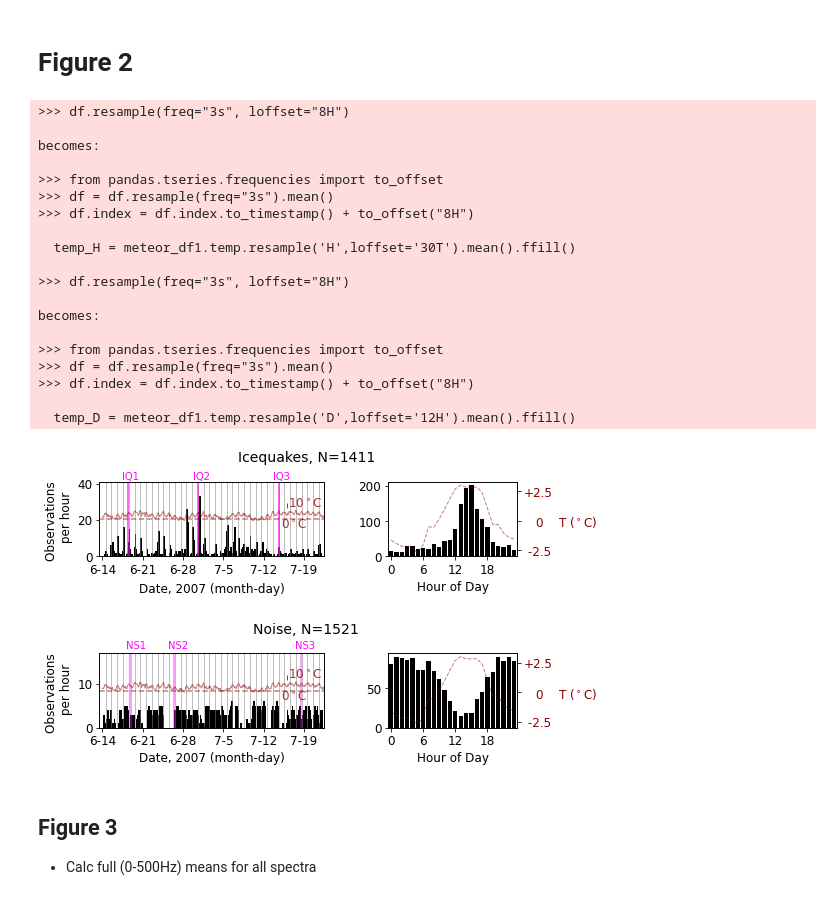
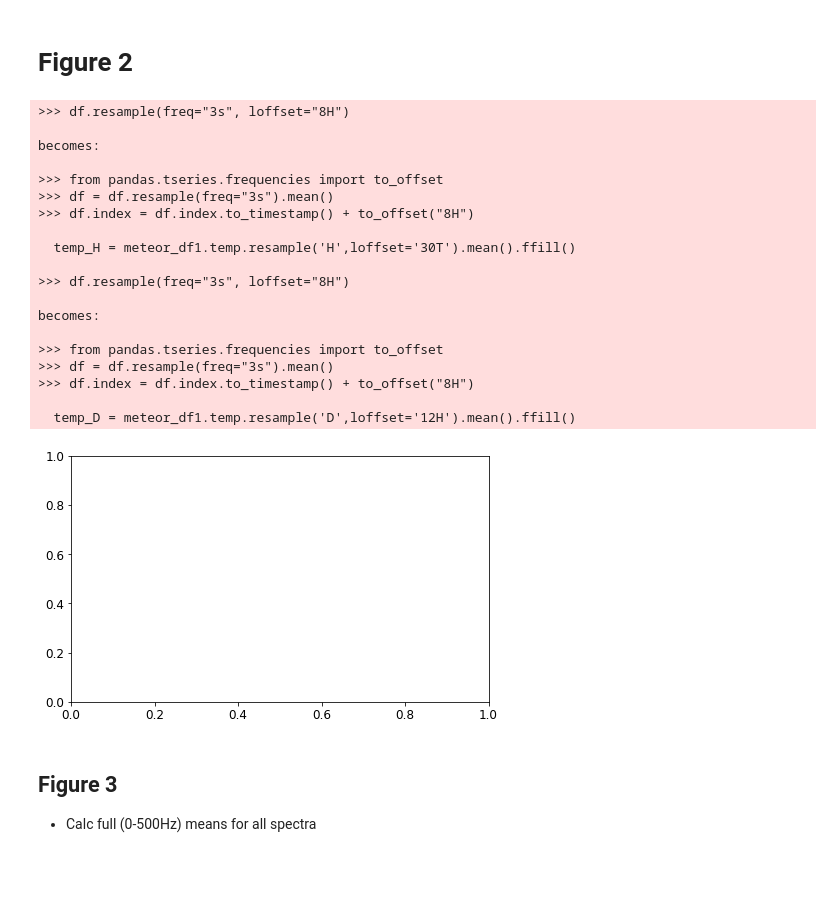
Before and after one commit to tsawi/Unsupervised_ML_Gornergletscher, a Jupyter notebook: notebooks/plotFigures1-4.ipynb, the cells around one changed output. Saved outputs shown, nothing was run; the diff lists cells and outputs as text; code cells hidden in the pictures; blank space fills up the shorter version.

```diff
--- a/notebooks/plotFigures1-4.ipynb
+++ b/notebooks/plotFigures1-4.ipynb
@@ -355,9 +349,15 @@ day_ticks = [days_list[d] for d in range(0,len(days_list),delta_day)]
 
 # Central European Time is 2 hours later than UTC (Coordinated Universal Time)
 ##max temp is around 4pm local time or 16:00, in UTC it is 14:00 or 2pm
+## start of
+
 #all times in UTC
 hour_of_approx_max_temp = 14
-hourMaxTemp = [dtt.datetime(2007, 6, 14,hour_of_approx_max_temp,0,0) + pd.DateOffset(i) for i in range(0,numDays)]
+# hourMaxTemp = [dtt.datetime(2007, 6, 14,hour_of_approx_max_temp,0,0) + pd.DateOffset(i) for i in range(0,numDays)]
+
+
+## ts 2021/08/07 : change line to start of day
+dayStart = hourMaxTemp = [dtt.datetime(2007, 6, 14) + pd.DateOffset(i) for i in range(0,numDays)]
 
 hour24labels = [str(r) for r in range(0,24)] #UTC
 
@@ -585,96 +769,96 @@ dailyTempDiff = getDailyTempDiff(meteor_df,**plt_kwargs)
 
 
 
-## Bar plot, Temp and Lake/Precip
-ax = plt.subplot(gs[0,0:3])
+# ## Bar plot, Temp and Lake/Precip
+# ax = plt.subplot(gs[0,0:3])
 
-ax.set_ylim(0,ymax)
-ax.set_xlabel('Date, 2007 (month-day)',labelpad=6)
-ax.set_xlim(tstart,tend)
+# ax.set_ylim(0,ymax)
+# ax.set_xlabel('Date, 2007 (month-day)',labelpad=6)
+# ax.set_xlim(tstart,tend)
 
-figureFunctions2.plotBar(cat00,Kopt,barWidth=.3,timeBin='H',byCluster=False,**plt_kwargs)
+# figureFunctions2.plotBar(cat00,Kopt,barWidth=.3,timeBin='H',byCluster=False,**plt_kwargs)
 
-figureFunctions2.plotTemp(meteor_df.temp,ax=ax,**plt_kwargs)
+# figureFunctions2.plotTemp(meteor_df.temp,ax=ax,**plt_kwargs)
 
-# figureFunctions2.plotLake(garciaDF_3H,ax=ax,ylabel='right',legend=False,**plt_kwargs)
+# # figureFunctions2.plotLake(garciaDF_3H,ax=ax,ylabel='right',legend=False,**plt_kwargs)
 
-for i in range(numDays):
-    ax.axvline(hourMaxTemp[i],c='gray',linestyle='-',linewidth=1,alpha=0.3)
+# for i in range(numDays):
+#     ax.axvline(hourMaxTemp[i],c='gray',linestyle='-',linewidth=1,alpha=0.3)
 
-###plot bars where sgrams were sampled
-for i, da in enumerate(rand_date_list):
-    ax.axvline(da,c='fuchsia',linestyle='-',linewidth=1.5,alpha=.8)
-    ax.text(da - dtf,YY,f'{XX}{i+1}',color='fuchsia',fontsize=10)#,rotation=90)
+# ###plot bars where sgrams were sampled
+# for i, da in enumerate(rand_date_list):
+#     ax.axvline(da,c='fuchsia',linestyle='-',linewidth=1.5,alpha=.8)
+#     ax.text(da - dtf,YY,f'{XX}{i+1}',color='fuchsia',fontsize=10)#,rotation=90)
 
 
-ax.set_title(title, pad=tpad,fontsize=tfont)
+# ax.set_title(title, pad=tpad,fontsize=tfont)
 
-## Bar plot, Temp and Lake/Precip
-ax = plt.subplot(gs[1,0:3])
+# ## Bar plot, Temp and Lake/Precip
+# ax = plt.subplot(gs[1,0:3])
 
 
-ax.set_ylim(0,ymaxN)
-ax.set_xlabel('Date, 2007 (month-day)',labelpad=4)
-ax.set_xlim(tstart,tend)
+# ax.set_ylim(0,ymaxN)
+# ax.set_xlabel('Date, 2007 (month-day)',labelpad=4)
+# ax.set_xlim(tstart,tend)
 
 
 
 
 
-figureFunctions2.plotBar(cat00N,1,barWidth=.3,timeBin='H',byCluster=False,**plt_kwargs)
+# figureFunctions2.plotBar(cat00N,1,barWidth=.3,timeBin='H',byCluster=False,**plt_kwargs)
 
-figureFunctions2.plotTemp(meteor_df.temp,ax=ax,**plt_kwargs)
+# figureFunctions2.plotTemp(meteor_df.temp,ax=ax,**plt_kwargs)
 
-# figureFunctions2.plotLake(garciaDF_3H,ax=ax,ylabel='right',legend=True,bb1=0,bb2=1.8,**plt_kwargs)
+# # figureFunctions2.plotLake(garciaDF_3H,ax=ax,ylabel='right',legend=True,bb1=0,bb2=1.8,**plt_kwargs)
 
 
-for i in range(numDays):
-    ax.axvline(hourMaxTemp[i],c='gray',linestyle='-',linewidth=1,alpha=0.3)
+# for i in range(numDays):
+#     ax.axvline(hourMaxTemp[i],c='gray',linestyle='-',linewidth=1,alpha=0.3)
 
 
-###plot bars where sgrams were sampled
-for i, da in enumerate(rand_date_listN):
+# ###plot bars where sgrams were sampled
+# for i, da in enumerate(rand_date_listN):
 
-    ax.axvline(da,c='fuchsia',linestyle='-',linewidth=1.5,alpha=.5)
-    ax.text(da - dtf,YYN,f'{XXN}{i+1}',color='fuchsia',fontsize=10)#,rotation=90)
+#     ax.axvline(da,c='fuchsia',linestyle='-',linewidth=1.5,alpha=.5)
+#     ax.text(da - dtf,YYN,f'{XXN}{i+1}',color='fuchsia',fontsize=10)#,rotation=90)
 
-ax.set_title(titleN, pad=tpad,fontsize=tfont)
+# ax.set_title(titleN, pad=tpad,fontsize=tfont)
 
-### plot hourly
-ax = plt.subplot(gs[0,3:5])
+# ### plot hourly
+# ax = plt.subplot(gs[0,3:5])
 
 
-#plot Bars
-figureFunctions2.plotHourBar(cat00,1,dailyTempDiff,ax=ax,labelpad=10,**plt_kwargs)
+# #plot Bars
+# figureFunctions2.plotHourBar(cat00,1,dailyTempDiff,ax=ax,labelpad=10,**plt_kwargs)
 
-ax = plt.subplot(gs[1,3:5])
+# ax = plt.subplot(gs[1,3:5])
 
-#plot Bars
-figureFunctions2.plotHourBar(cat00N,1,dailyTempDiff,ax=ax,labelpad=10,**plt_kwargs)
+# #plot Bars
+# figureFunctions2.plotHourBar(cat00N,1,dailyTempDiff,ax=ax,labelpad=10,**plt_kwargs)
 
 
-plt.savefig(pathFig + f'Figure_2.pdf',bbox_inches='tight')
+# plt.savefig(pathFig + f'Figure_2.pdf',bbox_inches='tight')
 # %% [output]
 >>> df.resample(freq="3s", loffset="8H")
 
 becomes:
 
 >>> from pandas.tseries.frequencies import to_offset
 >>> df = df.resample(freq="3s").mean()
 >>> df.index = df.index.to_timestamp() + to_offset("8H")
 
   temp_H = meteor_df1.temp.resample('H',loffset='30T').mean().ffill()
 
 >>> df.resample(freq="3s", loffset="8H")
 
 becomes:
 
 >>> from pandas.tseries.frequencies import to_offset
 >>> df = df.resample(freq="3s").mean()
 >>> df.index = df.index.to_timestamp() + to_offset("8H")
 
   temp_D = meteor_df1.temp.resample('D',loffset='12H').mean().ffill()
-[figure, old version]
+[figure, new version]
 # %% [markdown]
 ## Figure 3
 
```
Also changed, not shown: parts of 11 cells of this notebook, 6 other files.
